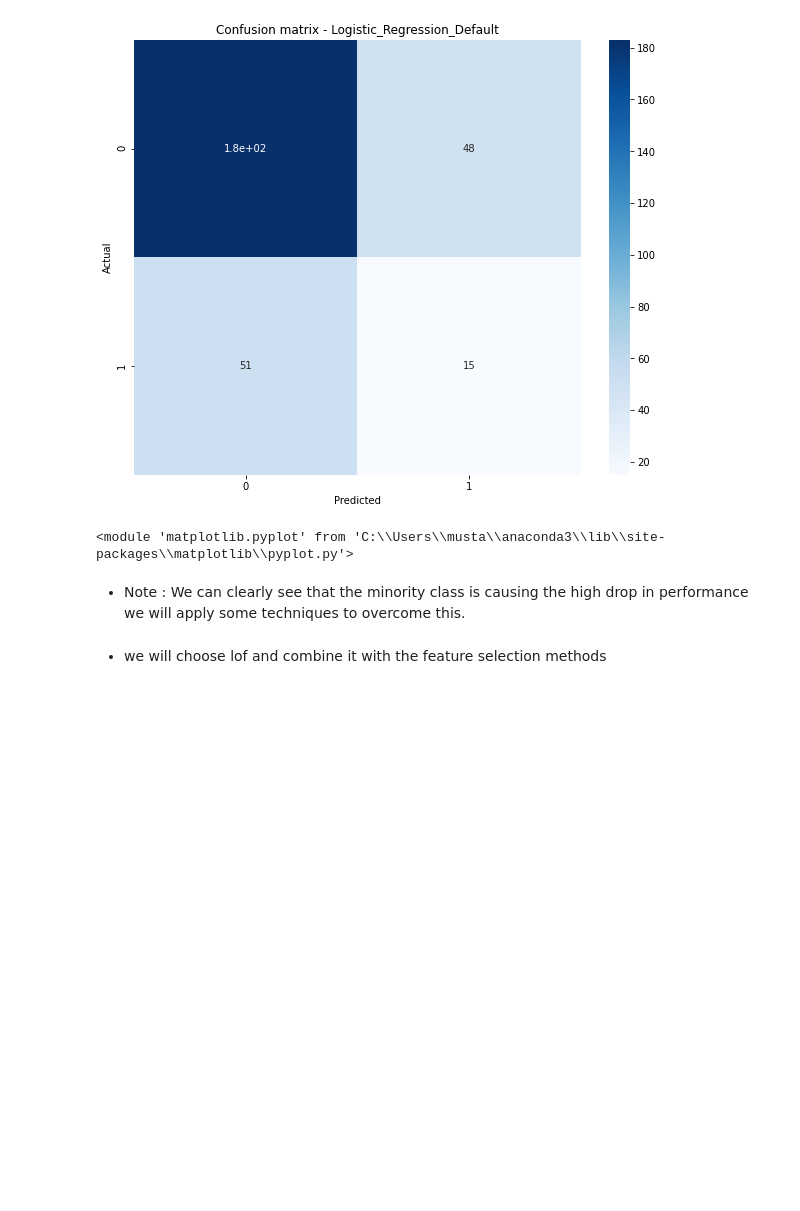
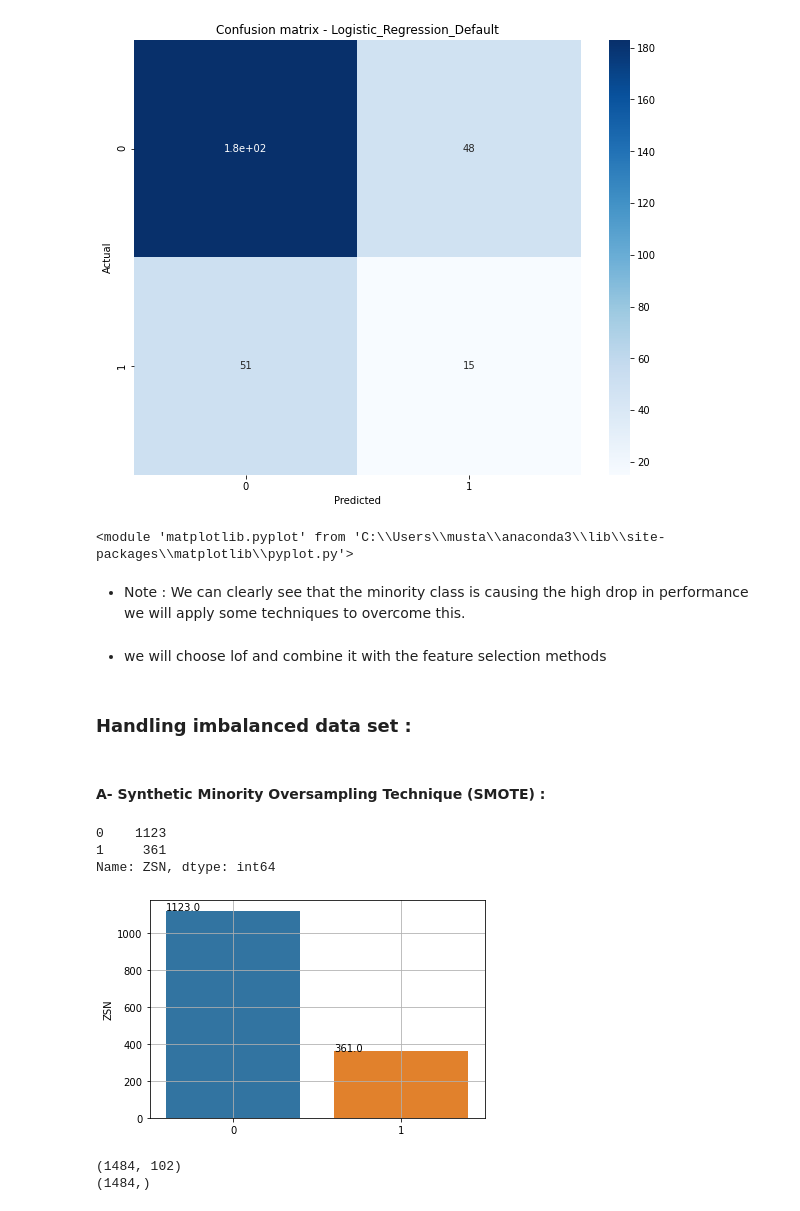
Before and after one commit to Mustafa-omer-mohammed/Myocardial-Infarction_Complications-analysis, a Jupyter notebook: Myocardial infarction complications Analysis.ipynb, the cells around one changed output. Drawn from its saved outputs; the diff is of its cells as text; code cells hidden in the pictures; blank space fills up the shorter version.

```diff
--- a/Myocardial infarction complications Analysis.ipynb
+++ b/Myocardial infarction complications Analysis.ipynb
@@ -739,3 +739,25 @@ weighted avg       0.66      0.67      0.66       297
 - Note : We can clearly see that the minority class is causing the high drop in performance we will apply some techniques to overcome this.
 # %% [markdown]
 - we will choose lof and combine it with the feature selection methods
+# %% [markdown]
+### Handling imbalanced data set :
+# %% [markdown]
+#### A- Synthetic Minority Oversampling Technique (SMOTE) :
+# %%
+ax = sns.barplot(x=y_train_val.value_counts().index, y=y_train_val.value_counts() )
+for p in ax.patches:
+    ax.annotate(str(p.get_height()), (p.get_x() * 1.005, p.get_height() * 1.005))
+plt.grid()
+plt.savefig('./images/Class label distribution before SMOTE rebalancing.png', dpi=200)
+y_train_val.value_counts()
+# %% [output]
+0    1123
+1     361
+Name: ZSN, dtype: int64
+[figure, added]
+# %%
+print(X_train_val.shape)
+print(y_train_val.shape)
+# %% [output]
+(1484, 102)
+(1484,)
```
Also changed, not shown: parts of 7 cells of this notebook.
